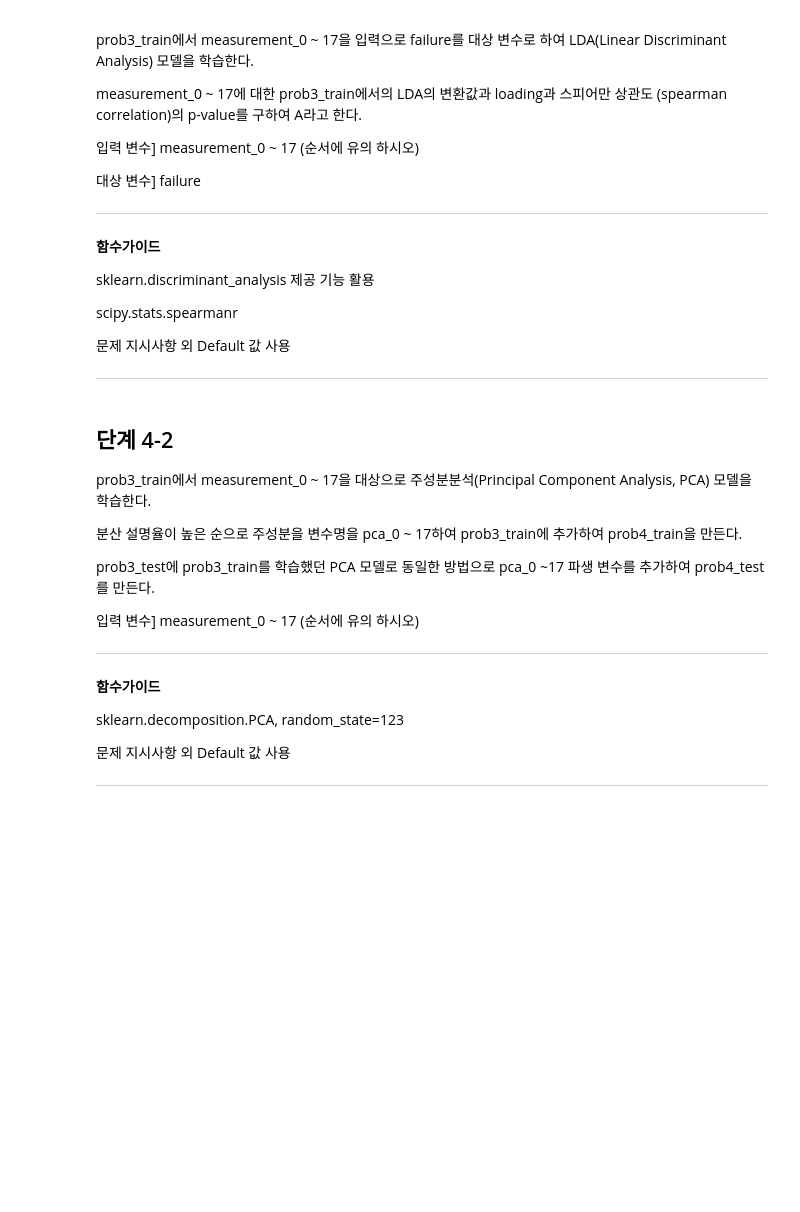
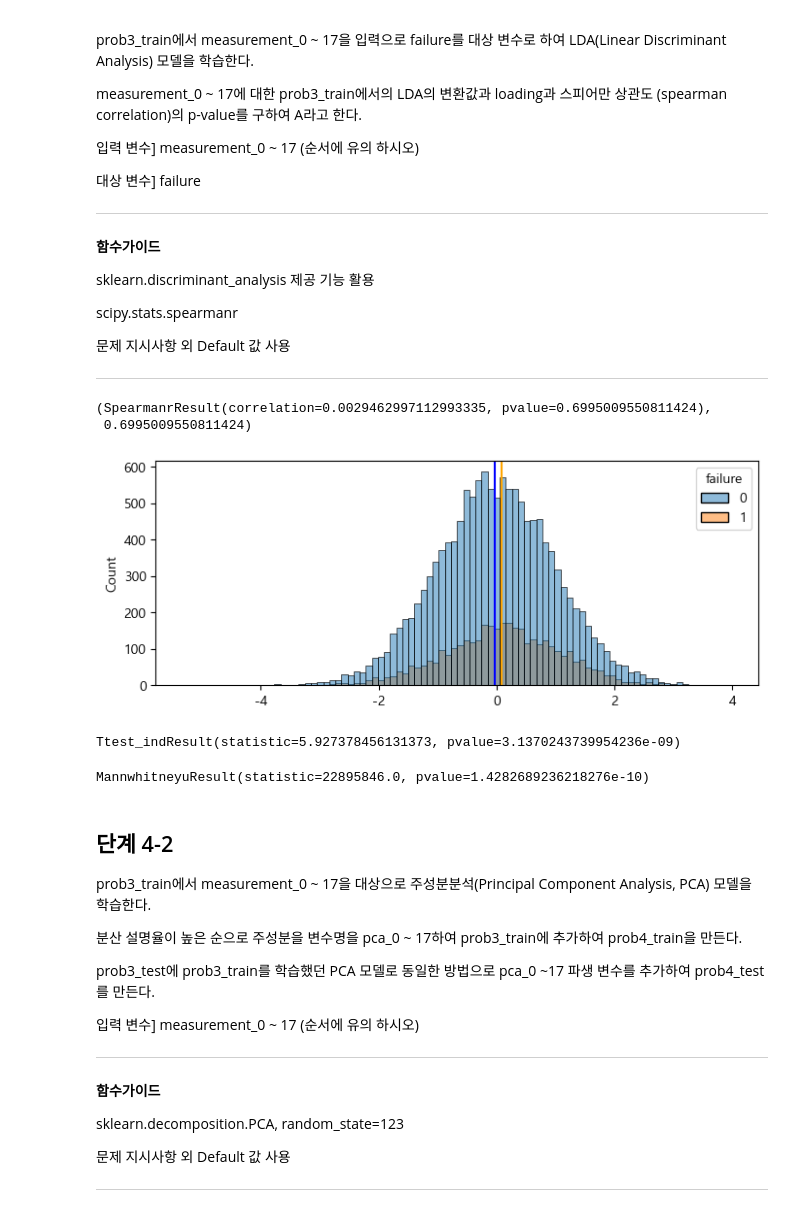
Before and after one commit to sunkusun9/DS_lv3_2504_1, a Jupyter notebook: sec_ds_lv3_prob1_prob.ipynb, the cells around one changed output. Cells and saved outputs as stored; diff of their text form; code cells hidden in the pictures; blank space fills up the shorter version.

```diff
--- a/sec_ds_lv3_prob1_prob.ipynb
+++ b/sec_ds_lv3_prob1_prob.ipynb
@@ -1041,6 +1041,55 @@ scipy.stats.spearmanr
 문제 지시사항 외 Default 값 사용
 
 ---
+# %%
+from sklearn.discriminant_analysis import LinearDiscriminantAnalysis# LDA(Linear Discriminant Analysis) 모델을 학습한다
+from scipy.stats import spearmanr
+X_lda = ['measurement_{}'.format(i) for i in range(18)]# measurement_0 ~ 17
+lda = LinearDiscriminantAnalysis()
+lda.fit(df_prob3_train[X_lda], df_prob3_train['failure'])
+result_4_1 = spearmanr(
+    df_prob3_train['loading'],
+    lda.transform(df_prob3_train[X_lda])
+)
+A = result_4_1.pvalue
+# prob3_train에서의 LDA의 변환값과 loading과 스피어만 상관도 (spearman correlation)의 p-value를 구하여 A
+result_4_1, A
+# %% [output]
+(SpearmanrResult(correlation=0.0029462997112993335, pvalue=0.6995009550811424),
+ 0.6995009550811424)
+# %%
+# failure별 LDA의 히스토그램을 그려봅니다.
+plt.figure(figsize=(8, 3))
+l = lda.transform(df_prob3_train[X_lda])
+sns.histplot(x=l[:, 0], hue=df_prob3_train['failure'])
+plt.axvline(l[df_prob3_train['failure'] == 0].mean(), color='blue')
+plt.axvline(l[df_prob3_train['failure'] == 1].mean(), color='orange')
+plt.show()
+# %% [output]
+[figure, added]
+# %%
+# Answer: T-검정을 사용해볼만 합니다.
+from scipy.stats import ttest_ind, bartlett
+
+lda_value = lda.transform(df_prob3_train[X_lda])[:, 0]
+lda_true = lda_value[df_prob3_train['failure'] == 1]
+lda_false = lda_value[df_prob3_train['failure'] == 0]
+
+equal_var = 1 if bartlett(lda_true, lda_false).pvalue >= 0.05 else 0
+ttest_ind(lda_true, lda_false, equal_var=equal_var)
+# %% [output]
+Ttest_indResult(statistic=5.927378456131373, pvalue=3.1370243739954236e-09)
+# %%
+# 비모수 방법인 mannwhiteny 또한 사용해볼만 하겠지요
+from scipy.stats import mannwhitneyu
+
+lda_value = lda.transform(df_prob3_train[X_lda])[:, 0]
+mannwhitneyu(
+    lda_value[df_prob3_train['failure'] == 1],
+    lda_value[df_prob3_train['failure'] == 0]
+)
+# %% [output]
+MannwhitneyuResult(statistic=22895846.0, pvalue=1.4282689236218276e-10)
 # %% [markdown]
 ## 단계 4-2
 
```
Also changed, not shown: parts of 54 cells of this notebook.
